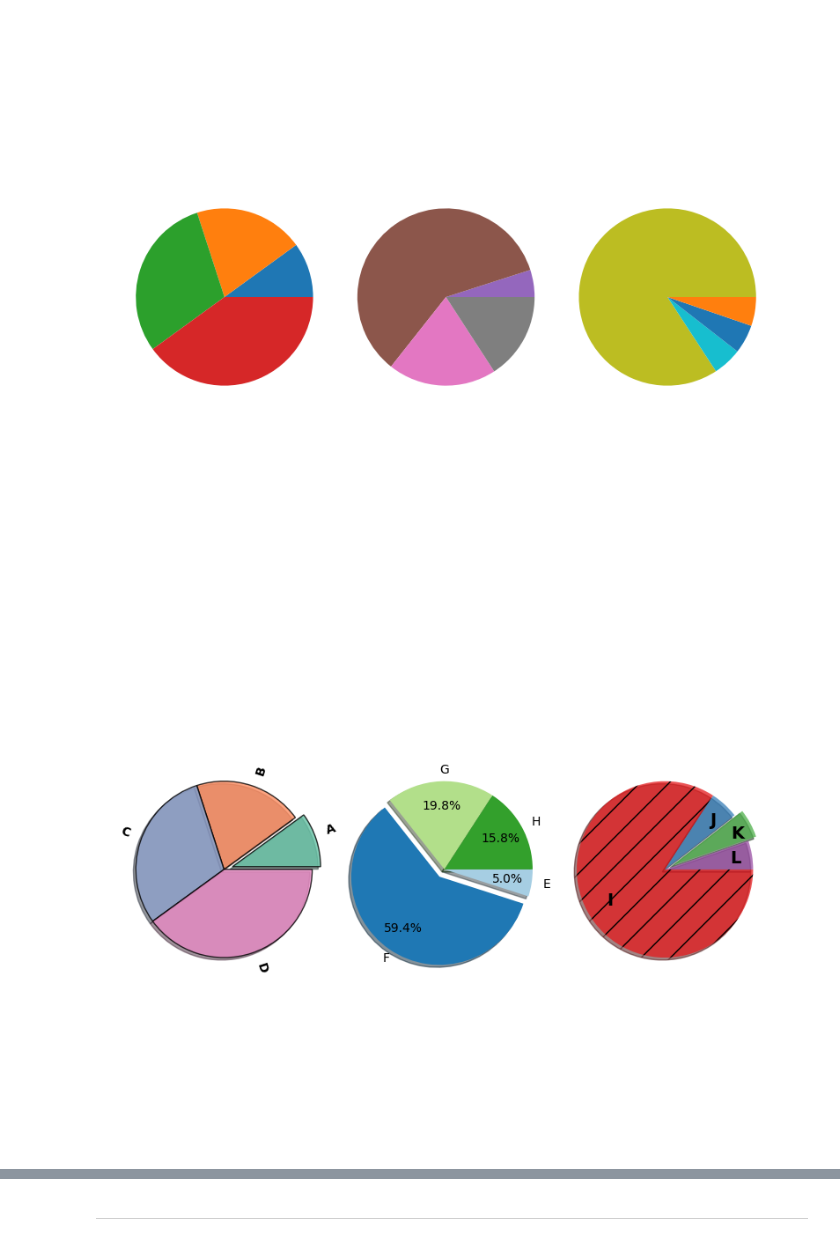
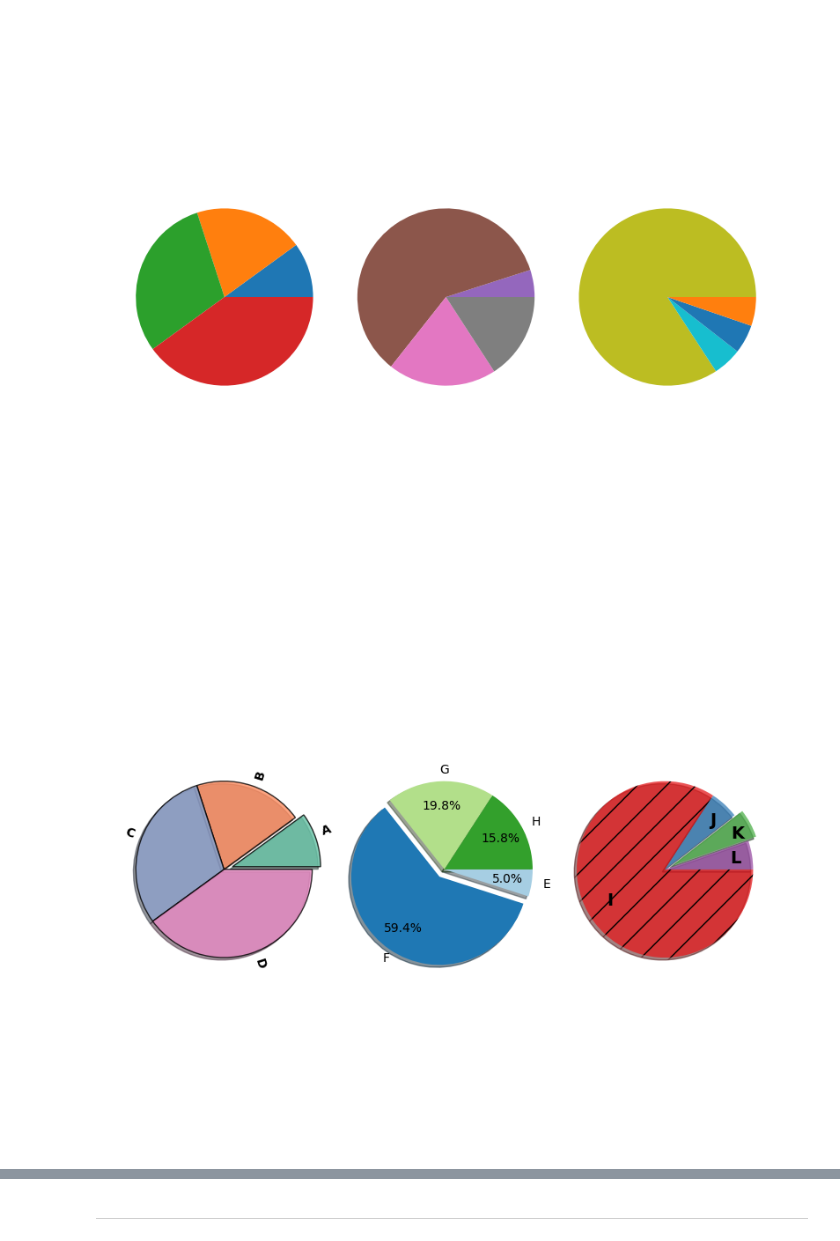
Before and after one commit to montanon/miToolsPro, a Jupyter notebook: examples/plotting/pie_plotter.ipynb, the cells around one changed output, grey strips where cells are left out. Drawn from its saved outputs; the diff is of its cells as text; code cells hidden in the pictures.

```diff
--- a/examples/plotting/pie_plotter.ipynb
+++ b/examples/plotting/pie_plotter.ipynb
@@ -87,26 +87,26 @@ ax = multi_plotter.draw()
 # %%
 (multi_plotter
  .set_color([sns.color_palette("Set2", 4), sns.color_palette("Paired", 4), sns.color_palette("Set1", 4)])
  .set_explode([[0.1, 0, 0, 0], [0, 0.1, 0, 0], [0, 0, 0.1, 0]])
  .set_labels([["A", "B", "C", "D"], ["E", "F", "G", "H"], ["I", "J", "K", "L"]])
  .set_hatch([[None], [None], ["/", None, None, None]])
  .set_autopct([None, "%1.1f%%", None])
  .set_pctdistance([0.68, 0.72, 0.68])
- .set_labeldistance([1.1, 1.125, 0.75])
+ .set_labeldistance([1.05, 1.125, 0.75])
  .set_shadow([True, True, True])
  .set_startangle([0, 0, 0])
  .set_radius([1.0, 1.0, 1.0])
  .set_counterclock([True, False, False])
  .set_wedgeprops([dict(linewidth=1.0, edgecolor="k", alpha=0.8), None, dict(alpha=0.75)])
  .set_textprops([dict(fontweight="bold", color="k"), None, dict(size=14, fontweight="bold")])
  .set_center(pos)
  .set_frame(False)
  .set_rotatelabels([True, False, False])
  .set_normalize([True, True, True])
  )
 ax = multi_plotter.draw()
 # %% [output]
-[figure, old version]
+[figure, new version]
 # %%
 multi_plotter.save_plotter(".plot_params/multi_pie_plot.json", data=True)
 stored_plotter = PiePlotter.from_json(".plot_params/multi_pie_plot.json")
```
Also changed, not shown: parts of 2 cells of this notebook, 3 other files.
